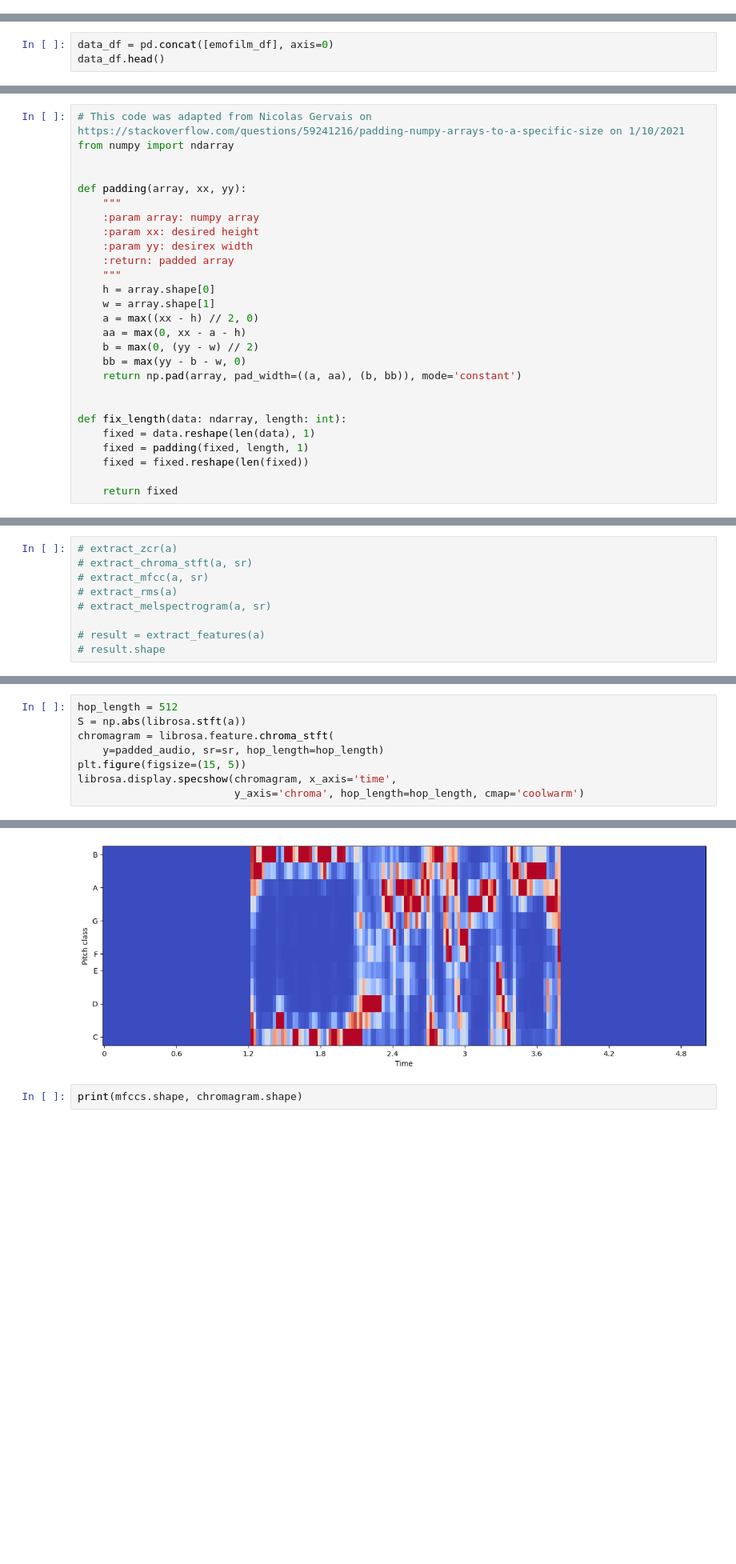
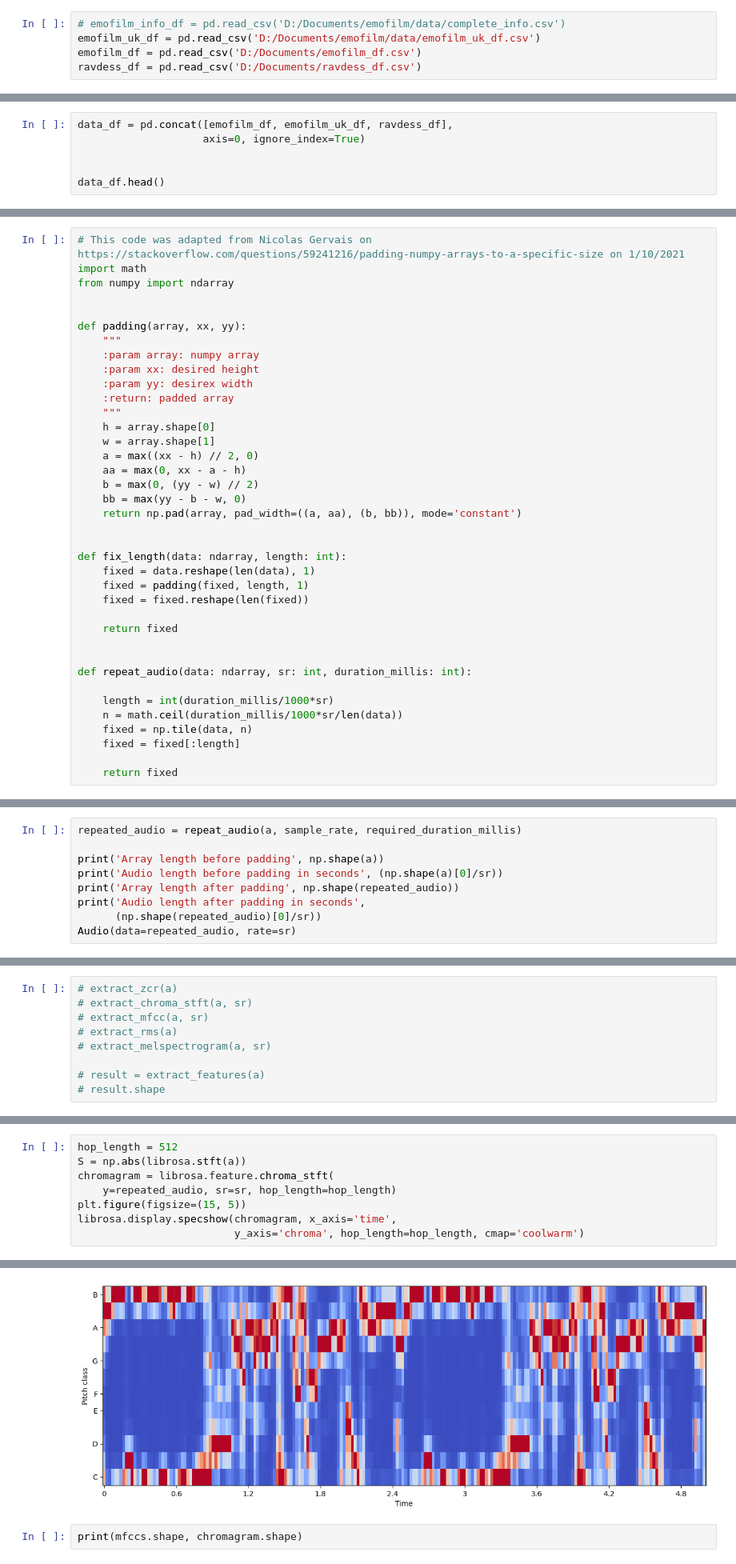
Before and after one commit to nosenko-mi/ser_diploma, a Jupyter notebook: model/ser2.ipynb, the cells around one changed output, grey strips where cells are left out. Shown at 80% size. Saved outputs shown, nothing was run; the diff lists cells and outputs as text; blank space fills up the shorter version.

```diff
--- a/model/ser2.ipynb
+++ b/model/ser2.ipynb
@@ -44,0 +39,5 @@ emofilm_info_df.head(2)
+# %%
+# emofilm_info_df = pd.read_csv('D:/Documents/emofilm/data/complete_info.csv')
+emofilm_uk_df = pd.read_csv('D:/Documents/emofilm/data/emofilm_uk_df.csv')
+emofilm_df = pd.read_csv('D:/Documents/emofilm_df.csv')
+ravdess_df = pd.read_csv('D:/Documents/ravdess_df.csv')
@@ -68,5 +83,8 @@ emofilm_df.head(2)
 # %%
-data_df = pd.concat([emofilm_df], axis=0)
+data_df = pd.concat([emofilm_df, emofilm_uk_df, ravdess_df],
+                    axis=0, ignore_index=True)
+
+
 data_df.head()
 # %% [output]
 |  | emotion | path |
@@ -127,6 +162,7 @@ def extract_melspectrogram(data, sr):
     return librosa.feature.melspectrogram(y=data, sr=sr, n_fft=512)
 # %%
 # This code was adapted from Nicolas Gervais on https://stackoverflow.com/questions/59241216/padding-numpy-arrays-to-a-specific-size on 1/10/2021
+import math
 from numpy import ndarray
 
 
@@ -152,3 +188,13 @@ def fix_length(data: ndarray, length: int):
     fixed = fixed.reshape(len(fixed))
 
     return fixed
+
+
+def repeat_audio(data: ndarray, sr: int, duration_millis: int):
+
+    length = int(duration_millis/1000*sr)
+    n = math.ceil(duration_millis/1000*sr/len(data))
+    fixed = np.tile(data, n)
+    fixed = fixed[:length]
+
+    return fixed
@@ -200,3 +253,12 @@ Audio length before padding in seconds 2.487981859410431
 Array length after padding (110250,)
 Audio length after padding in seconds 5.0
 [interactive output not drawn]
+# %%
+repeated_audio = repeat_audio(a, sample_rate, required_duration_millis)
+
+print('Array length before padding', np.shape(a))
+print('Audio length before padding in seconds', (np.shape(a)[0]/sr))
+print('Array length after padding', np.shape(repeated_audio))
+print('Audio length after padding in seconds',
+      (np.shape(repeated_audio)[0]/sr))
+Audio(data=repeated_audio, rate=sr)
@@ -251,14 +311,14 @@ librosa.display.specshow(mfccs, sr=sr, x_axis='time')
 # %%
 hop_length = 512
 S = np.abs(librosa.stft(a))
 chromagram = librosa.feature.chroma_stft(
-    y=padded_audio, sr=sr, hop_length=hop_length)
+    y=repeated_audio, sr=sr, hop_length=hop_length)
 plt.figure(figsize=(15, 5))
 librosa.display.specshow(chromagram, x_axis='time',
                          y_axis='chroma', hop_length=hop_length, cmap='coolwarm')
 # %% [output]
 <matplotlib.collections.QuadMesh at 0x...>
-[figure, old version]
+[figure, new version]
 # %%
 print(mfccs.shape, chromagram.shape)
 # %% [output]
```
Also changed, not shown: parts of 86 cells of this notebook, 1 other file.
